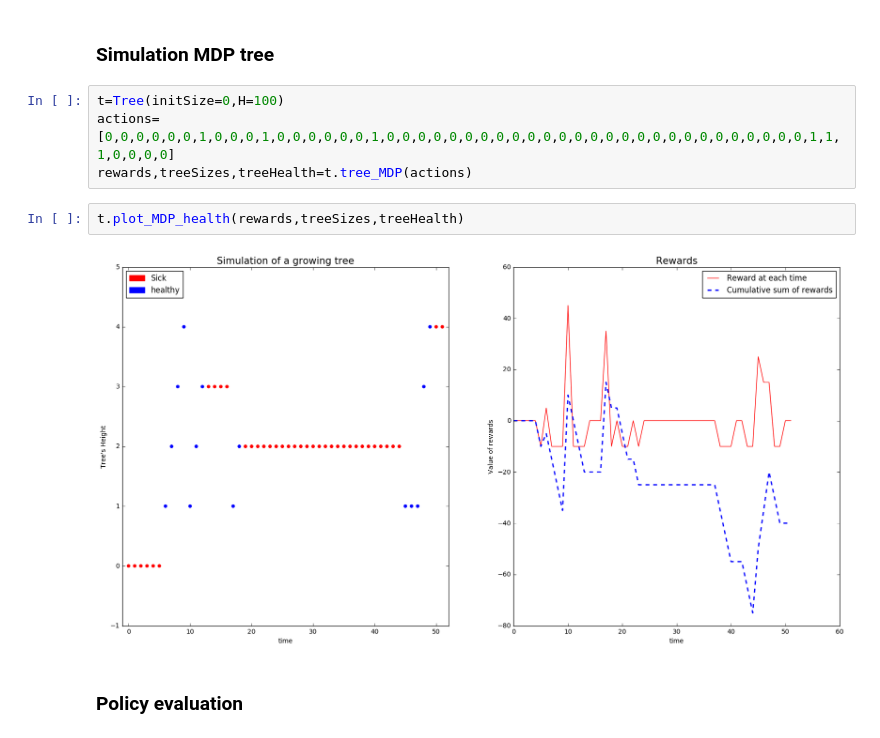
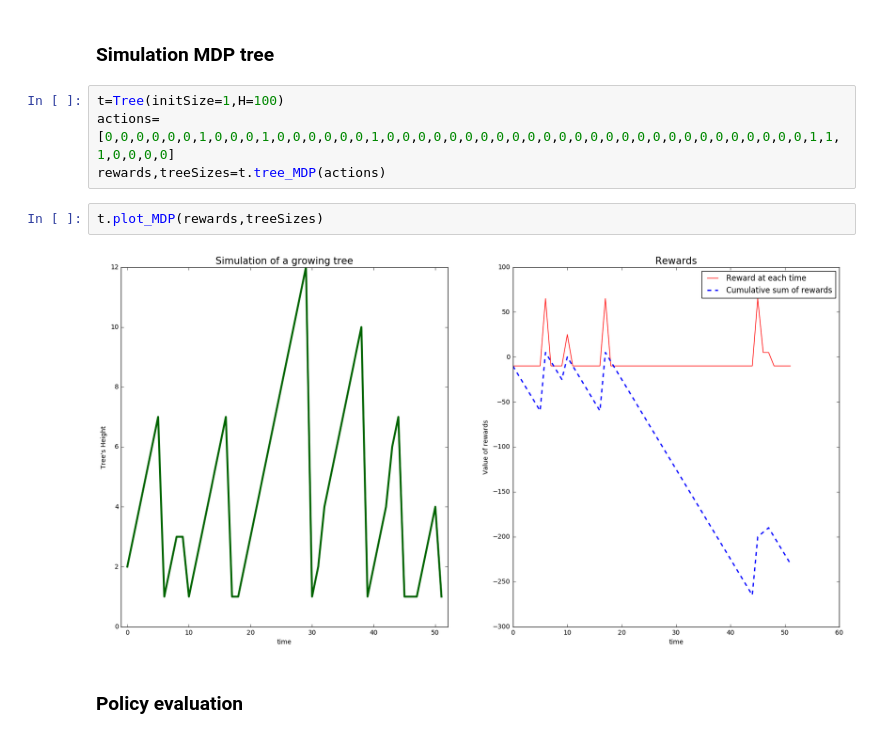
Before and after one commit to bigtdu53/tp1_reinforcment, a Jupyter notebook: tp1_reiforcment.ipynb, the cells around one changed output. Drawn from its saved outputs; the diff is of its cells as text.

```diff
--- a/tp1_reiforcment.ipynb
+++ b/tp1_reiforcment.ipynb
@@ -203,13 +174,13 @@ class Tree:
 # %% [markdown]
 ### Simulation MDP tree
 # %%
-t=Tree(initSize=0,H=100)
+t=Tree(initSize=1,H=100)
 actions=[0,0,0,0,0,0,1,0,0,0,1,0,0,0,0,0,0,1,0,0,0,0,0,0,0,0,0,0,0,0,0,0,0,0,0,0,0,0,0,0,0,0,0,0,0,1,1,1,0,0,0,0]
-rewards,treeSizes,treeHealth=t.tree_MDP(actions)
+rewards,treeSizes=t.tree_MDP(actions)
 # %%
-t.plot_MDP_health(rewards,treeSizes,treeHealth)
+t.plot_MDP(rewards,treeSizes)
 # %% [output]
-[figure, old version]
+[figure, new version]
 # %% [markdown]
 ### Policy evaluation
 # %%
```
Also changed, not shown: parts of 15 cells of this notebook.
